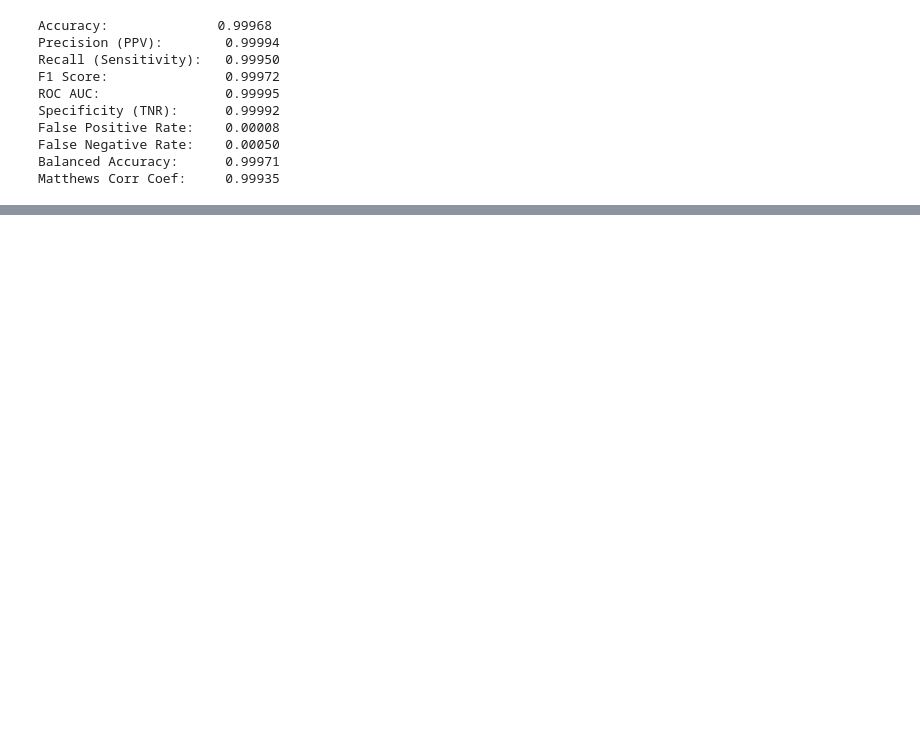
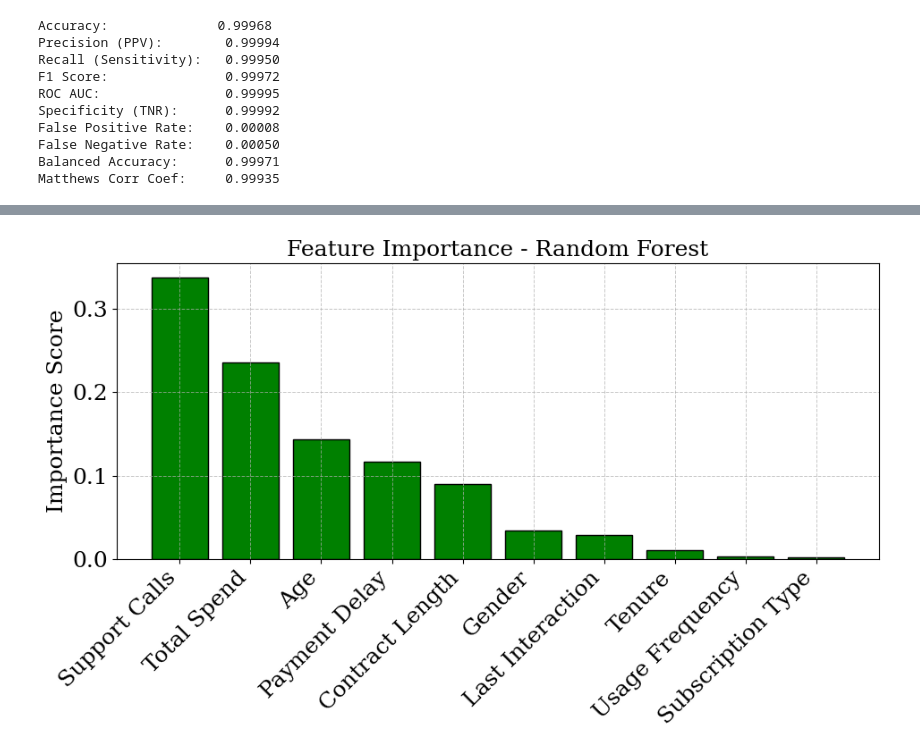
Before and after one commit to yousufkhanyk/Machine-learning-task, a Jupyter notebook: Random_Forest(RF)_YK_colab.ipynb, the cells around one changed output, grey strips where cells are left out. Cells and saved outputs as stored; diff of their text form; code cells hidden in the pictures; blank space fills up the shorter version.

```diff
--- a/Random_Forest(RF)_YK_colab.ipynb
+++ b/Random_Forest(RF)_YK_colab.ipynb
@@ -169,0 +248,22 @@ Matthews Corr Coef:     0.99935
+# %%
+#Feature Importance
+
+import matplotlib.pyplot as plt
+import numpy as np
+
+# Get feature importances
+importances = rf_model.feature_importances_
+features = X_train.columns
+indices = np.argsort(importances)[::-1]
+
+# Plot
+plt.figure(figsize=(10, 6))
+plt.title("Feature Importance - Random Forest")
+plt.bar(range(len(features)), importances[indices], align='center', color='green', edgecolor='black')
+plt.xticks(range(len(features)), features[indices], rotation=45, ha='right')
+plt.ylabel("Importance Score")
+plt.grid(True, linestyle='--', linewidth=0.7, alpha=0.7)  # dashed grid
+plt.tight_layout()
+plt.show()
+# %% [output]
+[figure, added]
```
Also changed, not shown: parts of 7 cells of this notebook.
